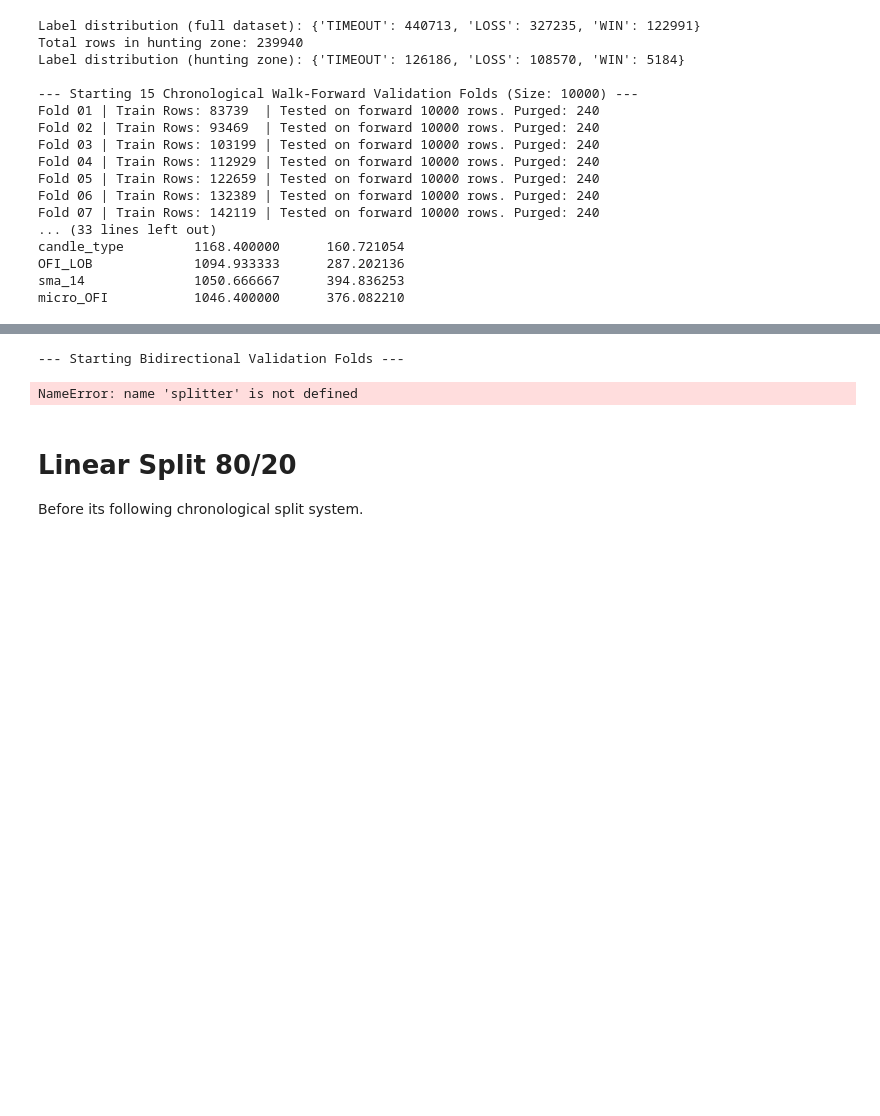
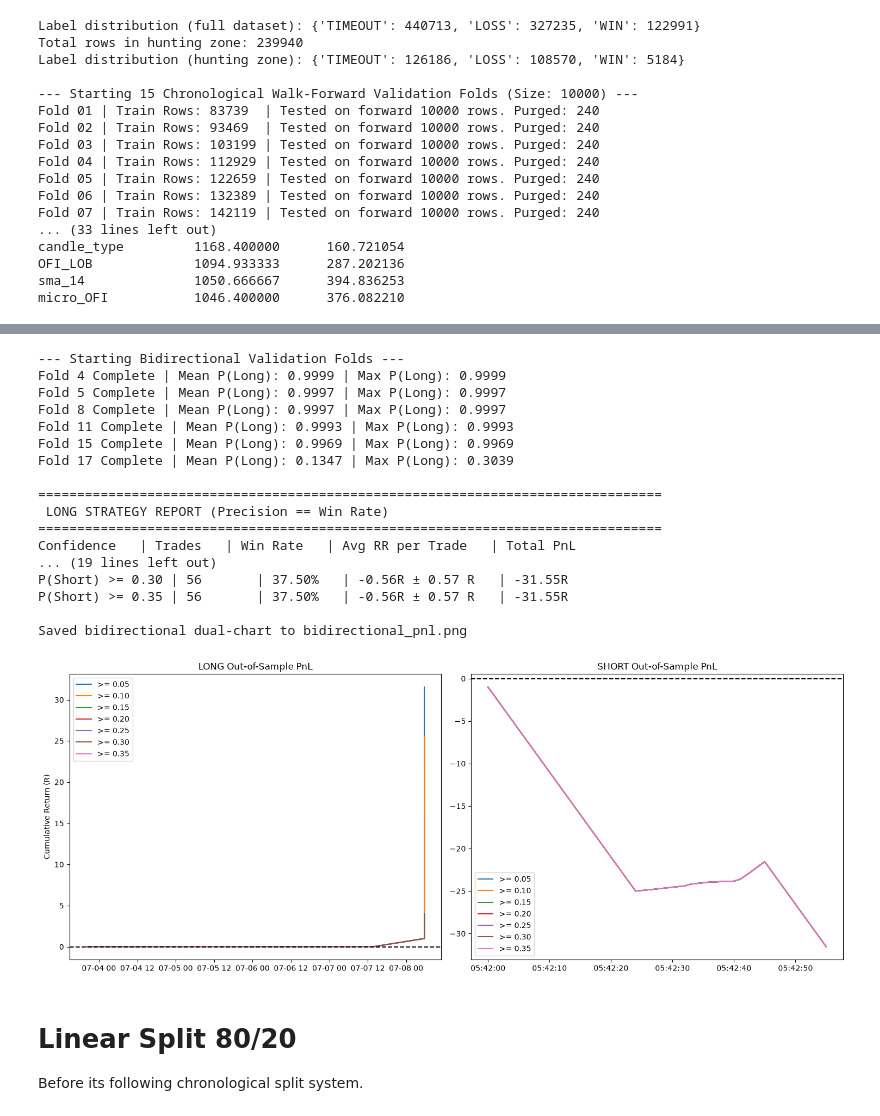
Before and after one commit to hmzk1422/OSADP-Infrastructure, a Jupyter notebook: research/corrected_state.ipynb, the cells around one changed output, grey strips where cells are left out. Drawn from its saved outputs; the diff is of its cells as text; code cells hidden in the pictures; blank space fills up the shorter version.

```diff
--- a/research/corrected_state.ipynb
+++ b/research/corrected_state.ipynb
@@ -992,6 +992,8 @@ import lightgbm as lgb
 from sklearn.metrics import precision_score, recall_score, classification_report
 import matplotlib.pyplot as plt
 
+from utils.engine import *
+
 # ============================================================================
 # CONFIG
 # ============================================================================
@@ -1003,16 +1005,16 @@ EPS                  = 1e-9    # guards against division by zero
 BARRIER_CHUNK_SIZE   = 50_000  # rows processed per chunk in the vectorized barrier walk (memory control)
 
 # --- Chronological Validation Settings ---
-N_RANDOM_SAMPLES    = 30      # Number of sequential walk-forward folds to test
-TEST_BLOCK_SIZE     = 10   # Number of rows per test chunk
+N_RANDOM_SAMPLES    = 20      # Number of sequential walk-forward folds to test
+TEST_BLOCK_SIZE     = 100   # Number of rows per test chunk
 EMBARGO_SECONDS      = LOOKAHEAD_SECONDS
 
 # --- 2-Class Binary Label Encoding (INVERTED FOR SHORT STRATEGY) ---
 # WIN  = Profit barrier (LOWER) touched FIRST, OR timeout occurred with price < entry
 # LOSS = Stop barrier (UPPER) touched FIRST, OR timeout occurred with price >= entry
-LABEL_LOSS    = 0
-LABEL_WIN     = 1
-CLASS_NAMES   = {LABEL_LOSS: 'LOSS', LABEL_WIN: 'WIN'}
+LABEL_SHORT    = 0
+LABEL_LONG     = 1
+CLASS_NAMES   = {LABEL_SHORT: 'LOSS', LABEL_LONG: 'WIN'}
 
 
 # ============================================================================
@@ -1243,6 +1245,32 @@ y = df_state_space['target']
 # ============================================================================
 # REVISED STEP 6 — Walk-Forward Execution
 # ============================================================================
+def PurgedTimeSeriesSplit(index, n_samples, block_size, horizon_seconds, embargo_seconds=0):
+    n = len(index)
+    horizon = pd.Timedelta(seconds=horizon_seconds)
+    min_initial_train = int(n * 0.35)
+    available_test_run = n - min_initial_train - block_size
+
+    if available_test_run <= 0:
+        raise ValueError("The dataset length is too narrow for this test configuration block size.")
+
+    step_intervals = available_test_run // n_samples
+
+    for fold in range(n_samples):
+        start_idx = min_initial_train + (fold * step_intervals)
+        test_idx = np.arange(start_idx, start_idx + block_size)
+        test_start_time = index[test_idx[0]]
+
+        possible_train_idx = np.arange(0, start_idx)
+        train_times = index[possible_train_idx]
+
+        purge_mask = (train_times + horizon >= test_start_time)
+        train_idx = possible_train_idx[~purge_mask]
+
+        n_purged = len(possible_train_idx) - len(train_idx)
+        yield train_idx, test_idx, n_purged
+
+
 print(f"\n--- Starting Bidirectional Validation Folds ---")
 
 thresholds = np.arange(0.05, 0.40, 0.05)
@@ -1251,6 +1279,17 @@ long_metrics = {t: {'trades': 0, 'wins': 0, 'r_returns': []} for t in thresholds
 short_metrics = {t: {'trades': 0, 'wins': 0, 'r_returns': []} for t in thresholds}
 long_trade_log = {t: [] for t in thresholds}
 short_trade_log = {t: [] for t in thresholds}
+
+# (Replace 'PurgedTimeSeriesSplit' with the actual class name inside your utils.engine)
+splitter = PurgedTimeSeriesSplit(
+    index=X.index,                      # FIX 1: Pass the actual datetime index, not the whole DataFrame
+    n_samples=N_RANDOM_SAMPLES,
+    block_size=TEST_BLOCK_SIZE,         # FIX 2: Corrected argument name to match the function definition
+    horizon_seconds=LOOKAHEAD_SECONDS,  # FIX 3: Added the missing required argument
+    embargo_seconds=EMBARGO_SECONDS
+)
+
+thresholds = np.arange(0.05, 0.40, 0.05)
 
 for fold, (train_idx, test_idx, n_purged) in enumerate(splitter, start=1):
     # 1. Split the raw, continuous data first
@@ -1346,34 +1385,50 @@ generate_report(short_metrics, "Short")
 # STEP 8 — Combined PnL Charting
 # ============================================================================
 plt.figure(figsize=(15, 6))
 
 # Subplot 1: Long PnL
 plt.subplot(1, 2, 1)
 for i, t in enumerate(thresholds):
     if len(long_trade_log[t]) > 0:
         df_log = pd.DataFrame(long_trade_log[t], columns=['time', 'r']).sort_values('time')
         plt.plot(df_log['time'], df_log['r'].cumsum(), label=f'>= {t:.2f}')
 plt.axhline(0, color='black', linestyle='--')
 plt.title('LONG Out-of-Sample PnL')
 plt.ylabel('Cumulative Return (R)')
 plt.legend()
 
 # Subplot 2: Short PnL
 plt.subplot(1, 2, 2)
 for i, t in enumerate(thresholds):
     if len(short_trade_log[t]) > 0:
         df_log = pd.DataFrame(short_trade_log[t], columns=['time', 'r']).sort_values('time')
         plt.plot(df_log['time'], df_log['r'].cumsum(), label=f'>= {t:.2f}')
 plt.axhline(0, color='black', linestyle='--')
 plt.title('SHORT Out-of-Sample PnL')
 plt.legend()
 
 plt.tight_layout()
 plt.savefig('bidirectional_pnl.png', dpi=150)
 print("\nSaved bidirectional dual-chart to bidirectional_pnl.png")
 # %% [output]
 --- Starting Bidirectional Validation Folds ---
+Fold 4 Complete | Mean P(Long): 0.9999 | Max P(Long): 0.9999
+Fold 5 Complete | Mean P(Long): 0.9997 | Max P(Long): 0.9997
+Fold 8 Complete | Mean P(Long): 0.9997 | Max P(Long): 0.9997
+Fold 11 Complete | Mean P(Long): 0.9993 | Max P(Long): 0.9993
+Fold 15 Complete | Mean P(Long): 0.9969 | Max P(Long): 0.9969
+Fold 17 Complete | Mean P(Long): 0.1347 | Max P(Long): 0.3039
+
+================================================================================
+ LONG STRATEGY REPORT (Precision == Win Rate)
+================================================================================
+Confidence   | Trades   | Win Rate   | Avg RR per Trade   | Total PnL
+... (19 lines left out)
+P(Short) >= 0.30 | 56       | 37.50%   | -0.56R ± 0.57 R   | -31.55R
+P(Short) >= 0.35 | 56       | 37.50%   | -0.56R ± 0.57 R   | -31.55R
+
+Saved bidirectional dual-chart to bidirectional_pnl.png
-NameError: name 'splitter' is not defined
+[figure, added]
 # %% [markdown]
 # Linear Split 80/20
 Before its following chronological split system.
```
Also changed, not shown: parts of 1 cell of this notebook, 9 other files.
